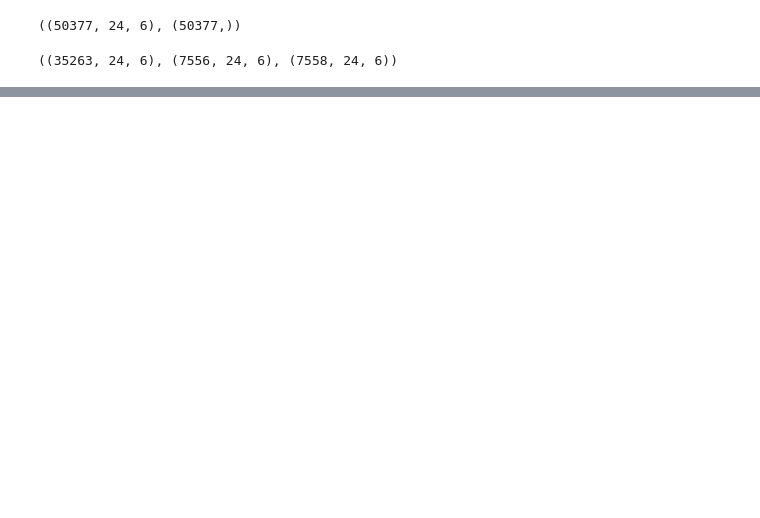
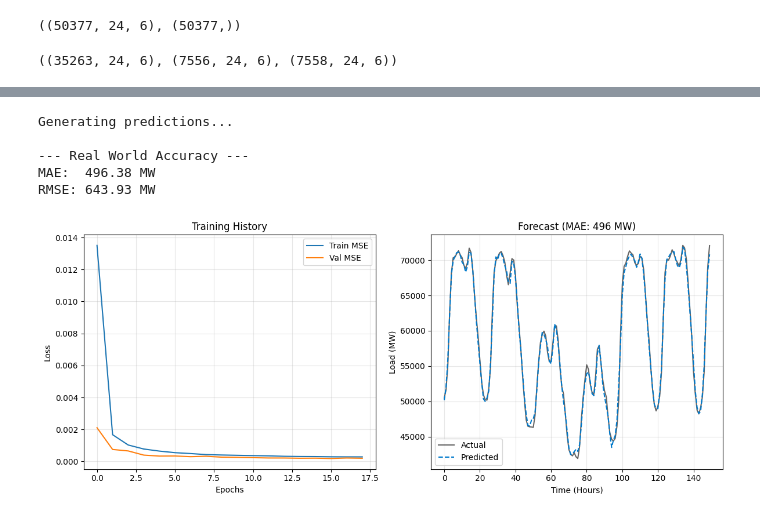
Before and after one commit to coleb9/Time-Series-Project, a Jupyter notebook: Time_Series_Project.ipynb, the cells around one changed output, grey strips where cells are left out. Drawn from its saved outputs; the diff is of its cells as text; code cells hidden in the pictures; blank space fills up the shorter version.

Commit message:
Basic implementation of TCN model for 4010 final project, not complete. Still need to optimize hyperparameters

```diff
--- a/Time_Series_Project.ipynb
+++ b/Time_Series_Project.ipynb
@@ -168,0 +281,9 @@ X_train.shape, X_val.shape, X_test.shape
+# %%
+history = model.fit(
+    X_train, y_train,
+    validation_data=(X_val, y_val),
+    epochs=50,
+    batch_size=128,
+    callbacks=[early_stop, reduce_lr],
+    verbose=1  # Shows progress bar for every epoch
+)
@@ -168,0 +308,55 @@ X_train.shape, X_val.shape, X_test.shape
+# %%
+# 1. Plot Learning Curves
+plt.figure(figsize=(12, 5))
+
+plt.subplot(1, 2, 1)
+plt.plot(history.history['loss'], label='Train MSE')
+plt.plot(history.history['val_loss'], label='Val MSE')
+plt.title('Training History')
+plt.xlabel('Epochs')
+plt.ylabel('Loss')
+plt.legend()
+plt.grid(True, alpha=0.3)
+
+# 2. Unscale Predictions (Back to MW)
+print("Generating predictions...")
+preds_scaled = model.predict(X_test, verbose=0).flatten()
+y_test_scaled = y_test.flatten()
+
+# Use scaler constants to reverse the math
+# target_idx should be defined in your preprocessing steps (usually 0 or 1)
+col_scale = scaler.scale_[target_idx]
+col_min = scaler.min_[target_idx]
+
+preds_real = (preds_scaled - col_min) / col_scale
+actual_real = (y_test_scaled - col_min) / col_scale
+
+# 3. Calculate Real Metrics
+mae_real = np.mean(np.abs(preds_real - actual_real))
+mse_real = np.mean((preds_real - actual_real)**2)
+rmse_real = np.sqrt(mse_real)
+
+print(f"\n--- Real World Accuracy ---")
+print(f"MAE:  {mae_real:.2f} MW")
+print(f"RMSE: {rmse_real:.2f} MW")
+
+# 4. Forecast Plot
+plt.subplot(1, 2, 2)
+# Plot first 150 hours
+plt.plot(actual_real[:150], label='Actual', color='black', alpha=0.6)
+plt.plot(preds_real[:150], label='Predicted', color='#007acc', linestyle='--')
+plt.title(f'Forecast (MAE: {mae_real:.0f} MW)')
+plt.ylabel('Load (MW)')
+plt.xlabel('Time (Hours)')
+plt.legend()
+plt.grid(True, alpha=0.3)
+
+plt.tight_layout()
+plt.show()
+# %% [output]
+Generating predictions...
+
+--- Real World Accuracy ---
+MAE:  496.38 MW
+RMSE: 643.93 MW
+[figure, added]
```
Also changed, not shown: parts of 7 cells of this notebook.
